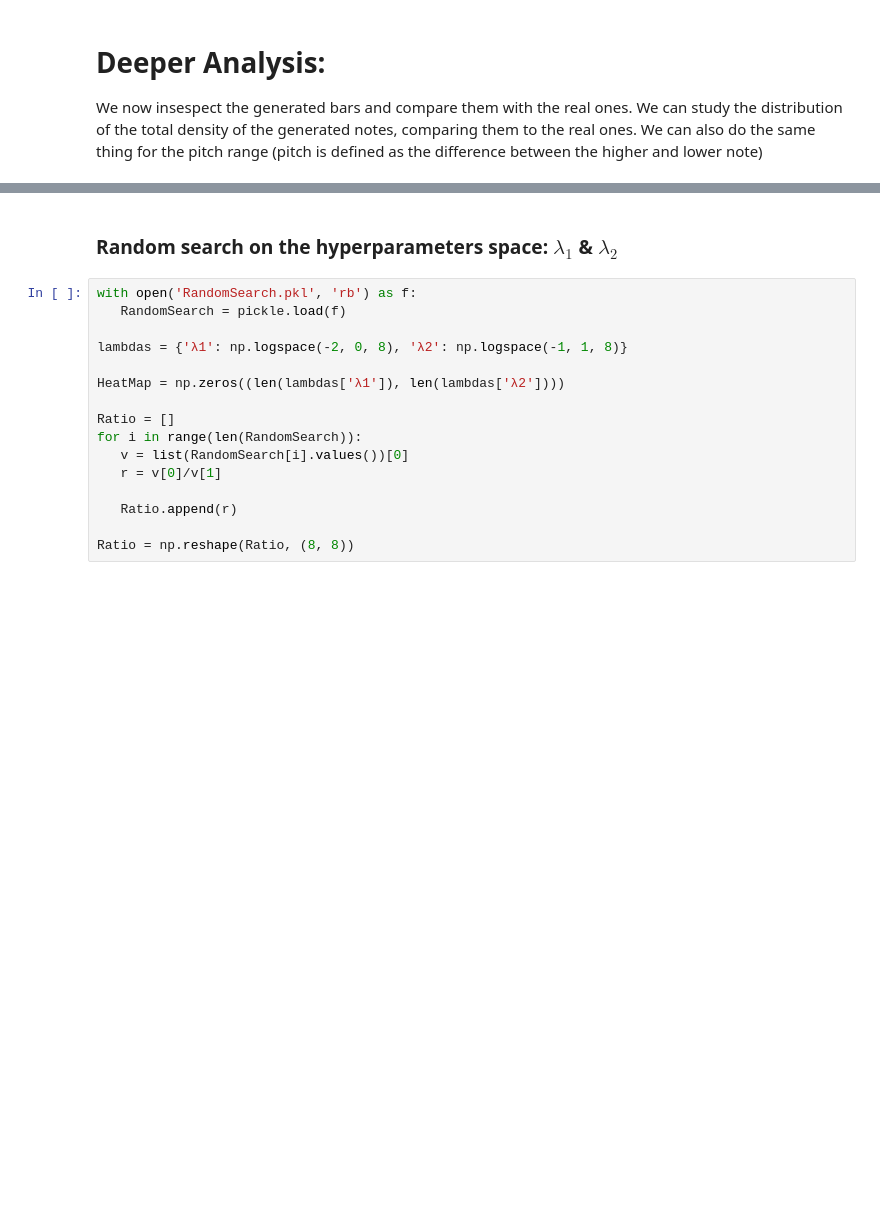
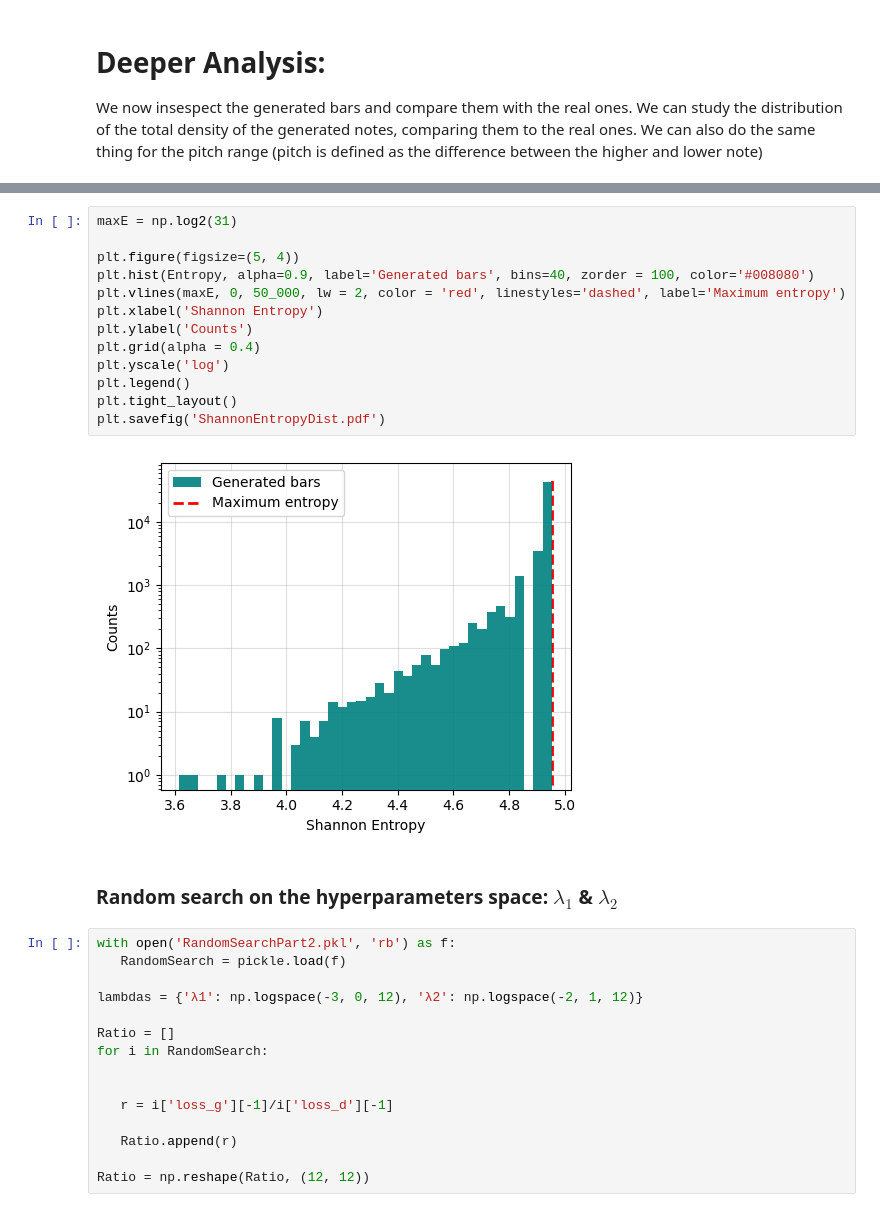
Before and after one commit to FrancescoLR02/MusicGenerator_Project, a Jupyter notebook: MusicGenerator.ipynb, the cells around one changed output, grey strips where cells are left out. Drawn from its saved outputs; the diff is of its cells as text; blank space fills up the shorter version.

```diff
--- a/MusicGenerator.ipynb
+++ b/MusicGenerator.ipynb
@@ -874,19 +900,33 @@ CompareDistributions(Fake, Real)
+# %%
+maxE = np.log2(31)
+
+plt.figure(figsize=(5, 4))
+plt.hist(Entropy, alpha=0.9, label='Generated bars', bins=40, zorder = 100, color='#008080')
+plt.vlines(maxE, 0, 50_000, lw = 2, color = 'red', linestyles='dashed', label='Maximum entropy')
+plt.xlabel('Shannon Entropy')
+plt.ylabel('Counts')
+plt.grid(alpha = 0.4)
+plt.yscale('log')
+plt.legend()
+plt.tight_layout()
+plt.savefig('ShannonEntropyDist.pdf')
+# %% [output]
+[figure, added]
 # %% [markdown]
 ### Random search on the hyperparameters space: $\lambda_1$ & $\lambda_2$
 # %%
-with open('RandomSearch.pkl', 'rb') as f:
+with open('RandomSearchPart2.pkl', 'rb') as f:
    RandomSearch = pickle.load(f)
 
-lambdas = {'λ1': np.logspace(-2, 0, 8), 'λ2': np.logspace(-1, 1, 8)}
-
-HeatMap = np.zeros((len(lambdas['λ1']), len(lambdas['λ2'])))
+lambdas = {'λ1': np.logspace(-3, 0, 12), 'λ2': np.logspace(-2, 1, 12)}
 
 Ratio = []
-for i in range(len(RandomSearch)):
-   v = list(RandomSearch[i].values())[0]
-   r = v[0]/v[1]
+for i in RandomSearch:
+
+
+   r = i['loss_g'][-1]/i['loss_d'][-1]
 
    Ratio.append(r)
 
-Ratio = np.reshape(Ratio, (8, 8))
+Ratio = np.reshape(Ratio, (12, 12))
 # %%
```
Also changed, not shown: parts of 7 cells of this notebook, 9 other files.
